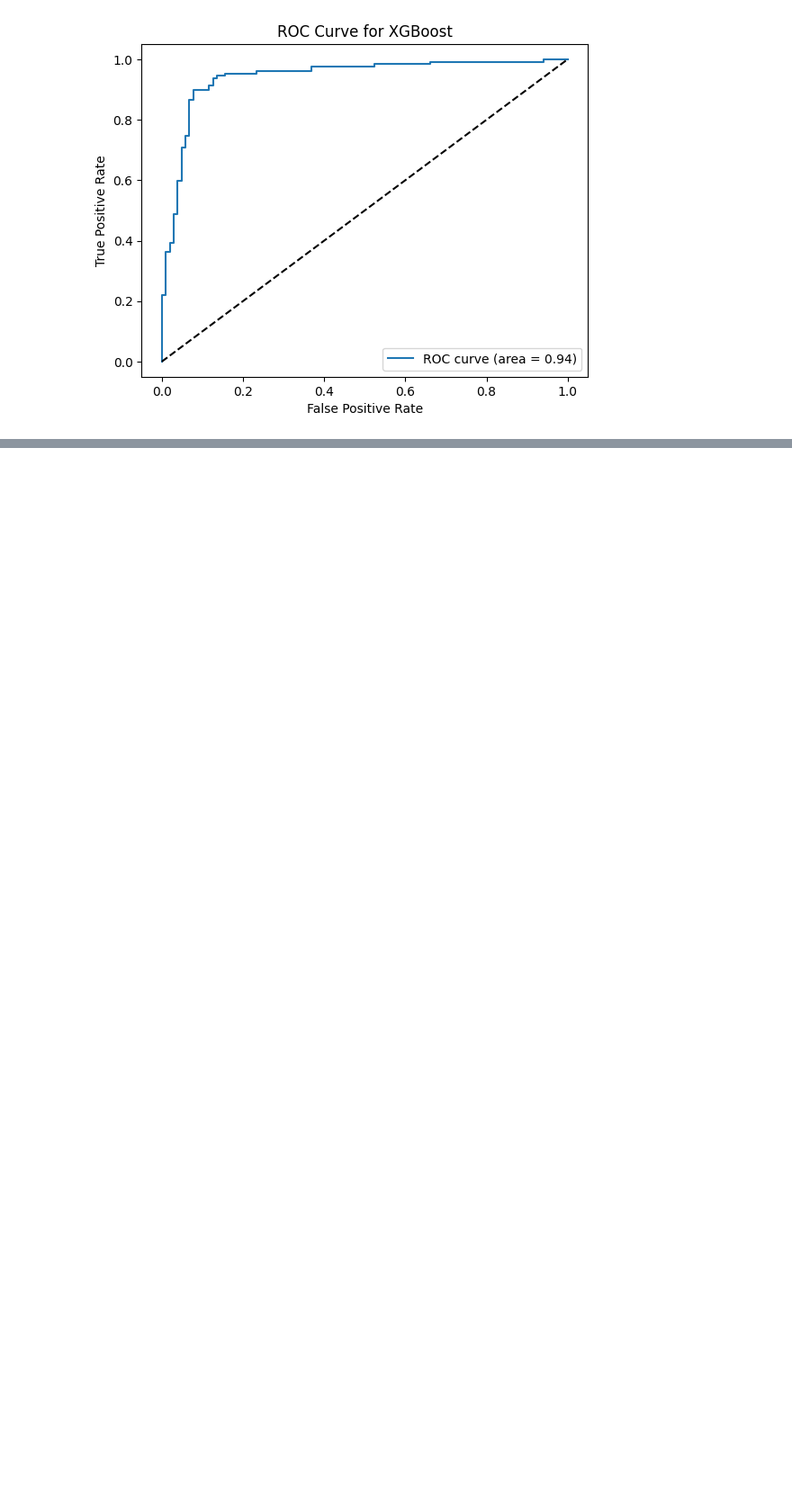
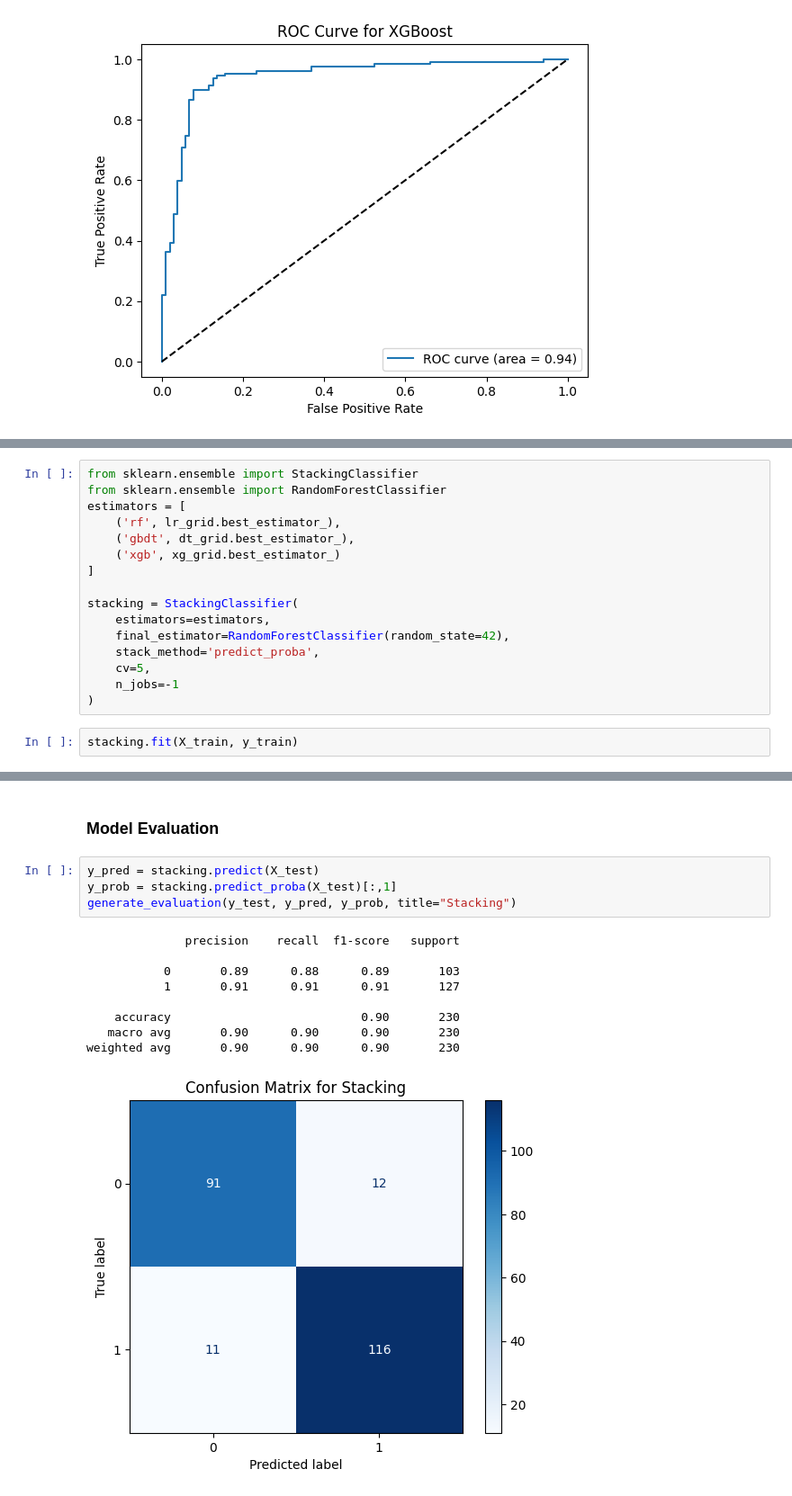
Before and after one commit to Prajwal-Luitel/Heart-Failure-Prediction, a Jupyter notebook: Heart_Disease_Prediction.ipynb, the cells around one changed output, grey strips where cells are left out. Shown at 90% size. Saved outputs shown, nothing was run; the diff lists cells and outputs as text; blank space fills up the shorter version.

Commit message:
Stacking  with Random Forest

```diff
--- a/Heart_Disease_Prediction.ipynb
+++ b/Heart_Disease_Prediction.ipynb
@@ -598,0 +595,18 @@ weighted avg       0.90      0.90      0.90       230
+# %%
+from sklearn.ensemble import StackingClassifier
+from sklearn.ensemble import RandomForestClassifier
+estimators = [
+    ('rf', lr_grid.best_estimator_),
+    ('gbdt', dt_grid.best_estimator_),
+    ('xgb', xg_grid.best_estimator_)
+]
+
+stacking = StackingClassifier(
+    estimators=estimators,
+    final_estimator=RandomForestClassifier(random_state=42),
+    stack_method='predict_proba',
+    cv=5,
+    n_jobs=-1
+)
+# %%
+stacking.fit(X_train, y_train)
@@ -598,0 +631,16 @@ weighted avg       0.90      0.90      0.90       230
+# %% [markdown]
+### Model Evaluation
+# %%
+y_pred = stacking.predict(X_test)
+y_prob = stacking.predict_proba(X_test)[:,1]
+generate_evaluation(y_test, y_pred, y_prob, title="Stacking")
+# %% [output]
+              precision    recall  f1-score   support
+
+           0       0.89      0.88      0.89       103
+           1       0.91      0.91      0.91       127
+
+    accuracy                           0.90       230
+   macro avg       0.90      0.90      0.90       230
+weighted avg       0.90      0.90      0.90       230
+[figure, added]
```
Also changed, not shown: parts of 11 cells of this notebook.
